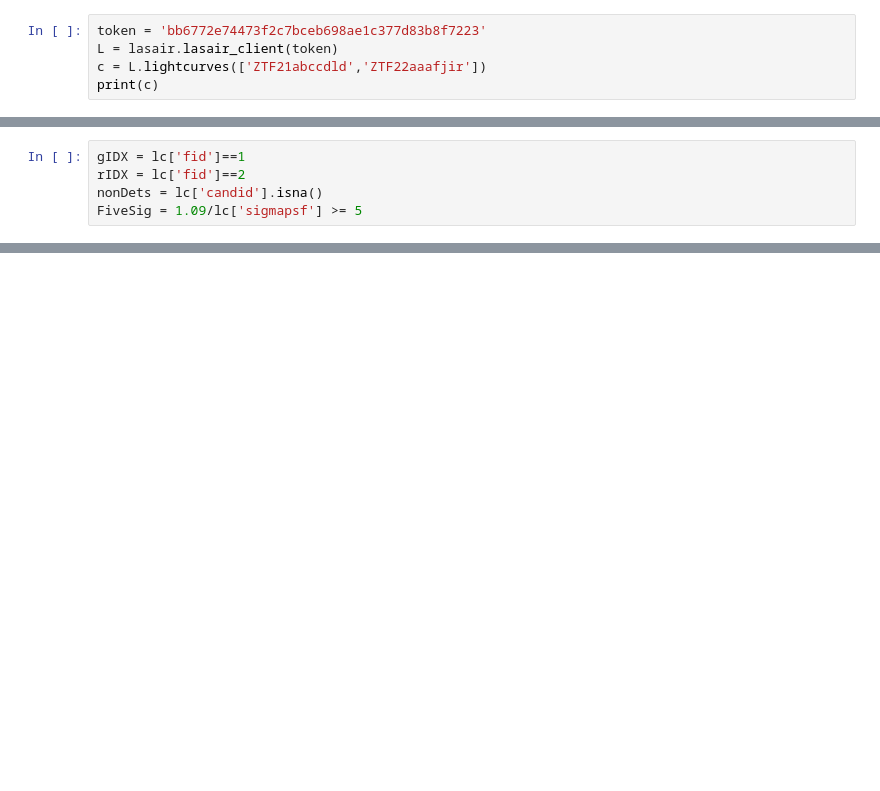
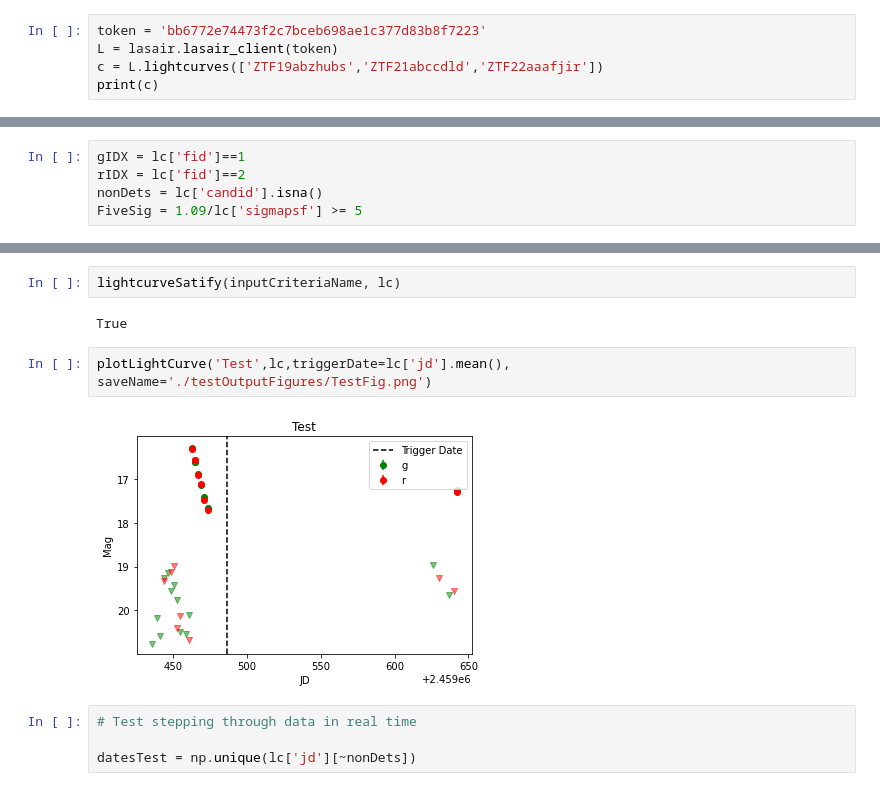
Before and after one commit to lsst-uk/tidesInterface-WP3.3, a Jupyter notebook: tidesTargeting/developmentNotebook.ipynb, the cells around one changed output, grey strips where cells are left out. Saved outputs shown, nothing was run; the diff lists cells and outputs as text; blank space fills up the shorter version.

```diff
--- a/tidesTargeting/developmentNotebook.ipynb
+++ b/tidesTargeting/developmentNotebook.ipynb
@@ -52,6 +65,6 @@ jmsg
 # %%
 token = 'bb6772e74473f2c7bceb698ae1c377d83b8f7223'
 L = lasair.lasair_client(token)
-c = L.lightcurves(['ZTF21abccdld','ZTF22aaafjir'])
+c = L.lightcurves(['ZTF19abzhubs','ZTF21abccdld','ZTF22aaafjir'])
 print(c)
 # %% [output]
@@ -112,0 +181,12 @@ Name: sigmapsf, dtype: float64
+# %%
+lightcurveSatify(inputCriteriaName, lc)
+# %% [output]
+True
+# %%
+plotLightCurve('Test',lc,triggerDate=lc['jd'].mean(), saveName='./testOutputFigures/TestFig.png')
+# %% [output]
+[figure, added]
+# %%
+# Test stepping through data in real time
+
+datesTest = np.unique(lc['jd'][~nonDets])
```
Also changed, not shown: parts of 27 cells of this notebook, 7 other files.
